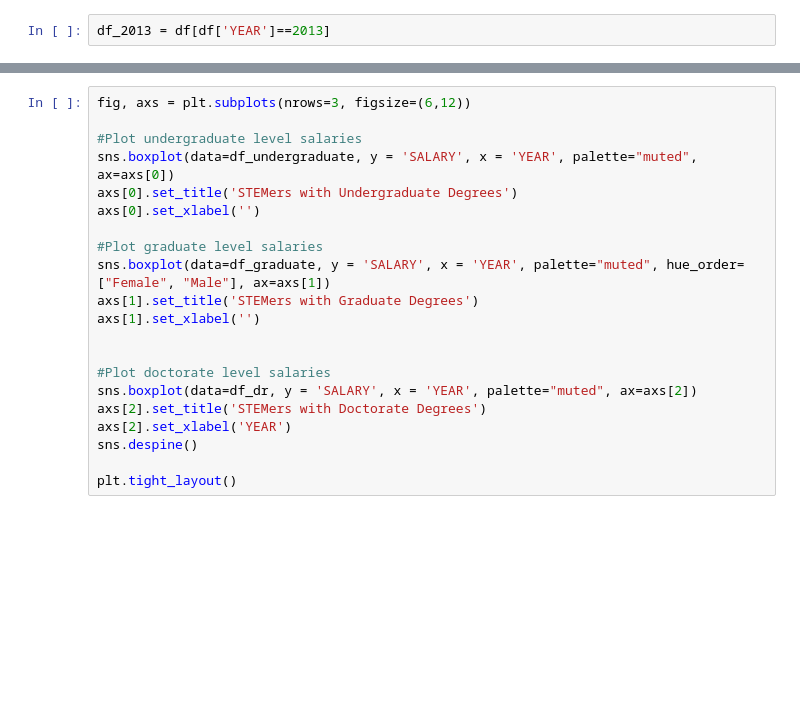
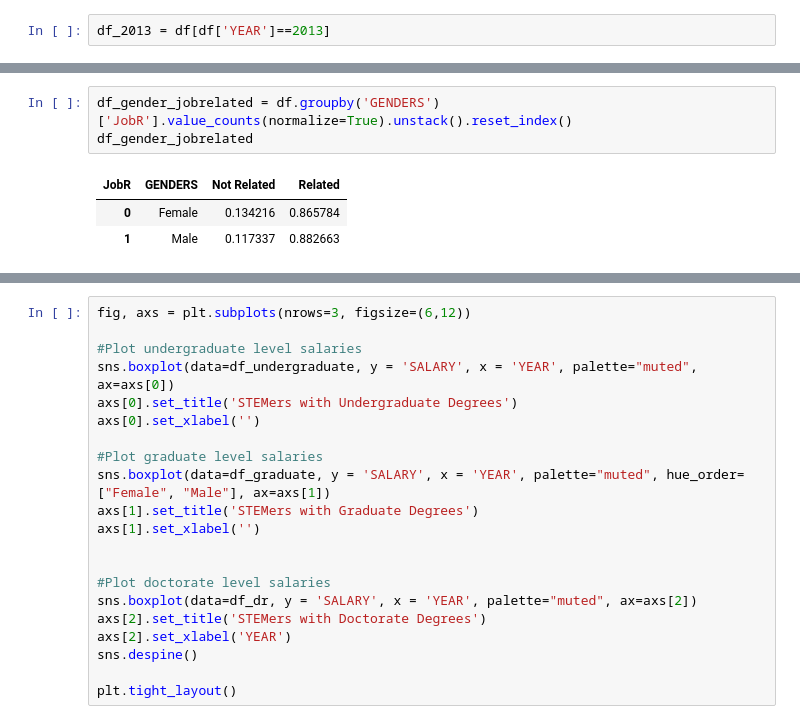
Before and after one commit to shuojiashi/women_in_stem, a Jupyter notebook: notebooks/HigherEdEDA_upload.ipynb, the cells around one changed output, grey strips where cells are left out. Drawn from its saved outputs; the diff is of its cells as text; blank space fills up the shorter version.

```diff
--- a/notebooks/HigherEdEDA_upload.ipynb
+++ b/notebooks/HigherEdEDA_upload.ipynb
@@ -148,0 +168,7 @@ df_2013 = df[df['YEAR']==2013]
+# %%
+df_gender_jobrelated = df.groupby('GENDERS')['JobR'].value_counts(normalize=True).unstack().reset_index()
+df_gender_jobrelated
+# %% [output]
+| JobR | GENDERS | Not Related | Related |
+| 0 | Female | 0.134216 | 0.865784 |
+| 1 | Male | 0.117337 | 0.882663 |
```
Also changed, not shown: parts of 49 cells of this notebook.
